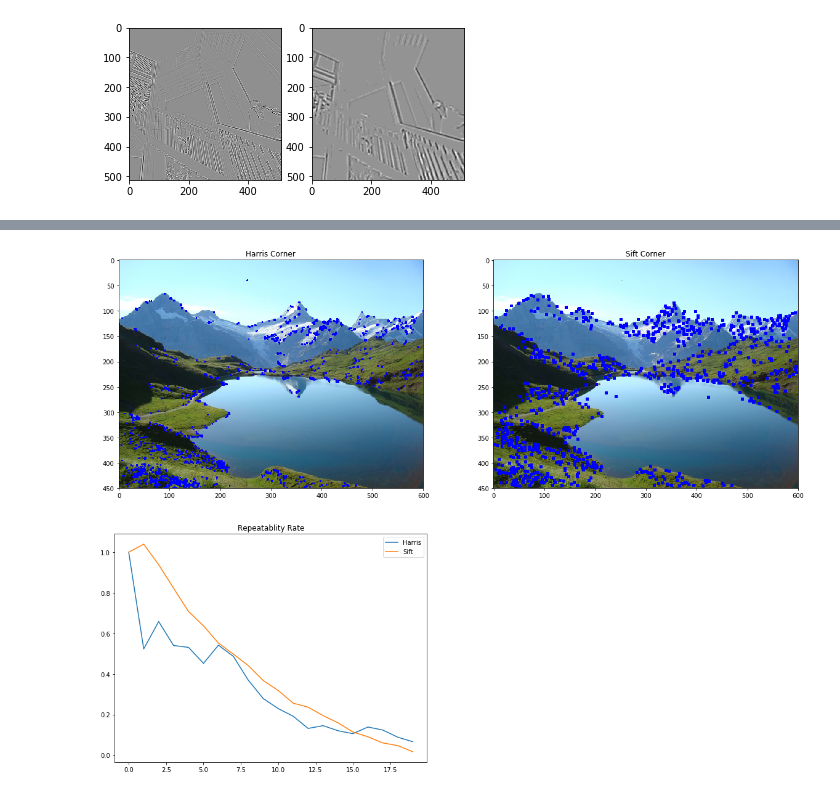
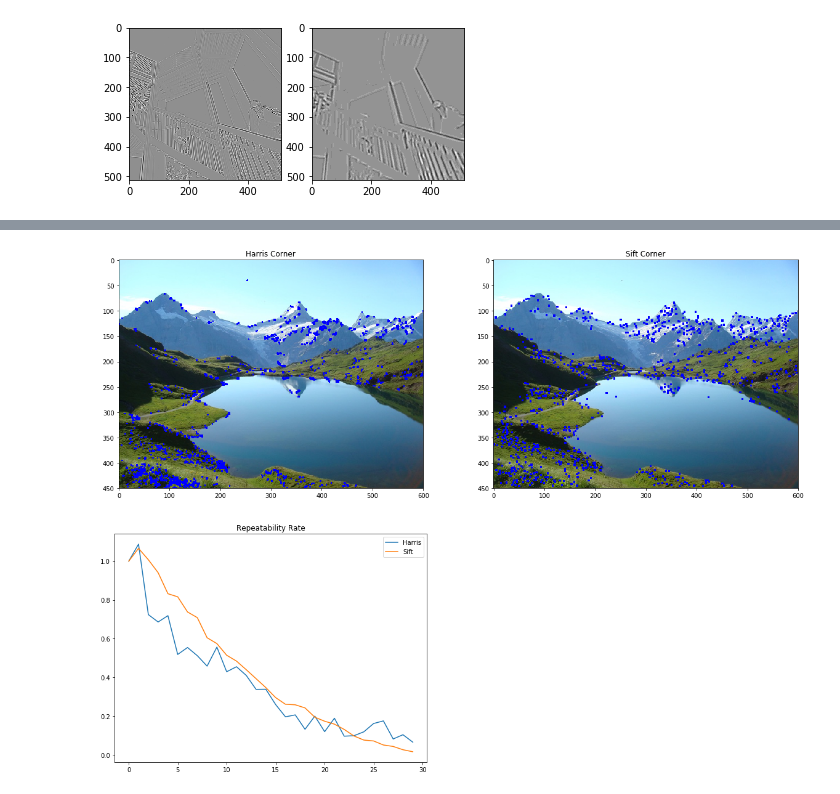
Before and after one commit to jalalirs/Introduction-to-Computer-Vision, a Jupyter notebook: L4/L4.ipynb, the cells around one changed output, grey strips where cells are left out. Drawn from its saved outputs; the diff is of its cells as text; code cells hidden in the pictures.

```diff
--- a/L4/L4.ipynb
+++ b/L4/L4.ipynb
@@ -959,6 +959,19 @@ import itertools
 import cv2
 def resize(image,size):
     return cv2.resize(image, size)
+def get_box(nx,ny,center_x,center_y,size):
+    x = center_x
+    y = center_y
+    x_i = np.arange(max(0,x-size),min(nx,x+size))
+    y_i = np.arange(max(0,y-size),min(ny,y+size))
+    return list(itertools.product(x_i,y_i))
+
+def set_corner(img,x,y,size=3,color=[0,0,255]):
+    box = get_box(img.shape[1],img.shape[0],x,y,size)
+    for x,y in box:
+        img.itemset((y, x, 0), color[0])
+        img.itemset((y, x, 1), color[1])
+        img.itemset((y, x, 2), color[2])
 def calculate_sift_corner(img,show=True,plotid=111):
     if type(img) == str:
         img = imread(img)
@@ -968,7 +981,7 @@ def calculate_sift_corner(img,show=True,plotid=111):
     for p in kp:
         #print(x.pt)
         x,y = min(int(p.pt[0]),img.shape[1]-1),min(int(p.pt[1]),img.shape[0]-1)
-        set_corner(img,x,y)
+        set_corner(img,x,y,2)
     if show:
         ax = plt.subplot(plotid)
         ax.set_title("Sift Corner")
@@ -981,60 +994,42 @@ def calculate_haris_corner(img,show=True,plotid=111):
     gimg = np.float32(gimg)
     dst = cv2.cornerHarris(gimg,2,3,0.04)
 
     #result is dilated for marking the corners, not important
     dst = cv2.dilate(dst,None)
 
     # Threshold for an optimal value, it may vary depending on the image.
     img[dst>0.01*dst.max()]=[0,0,255]
     if show:
         ax = plt.subplot(plotid)
         ax.set_title("Harris Corner")
         ax.imshow(img)
     return np.argwhere(dst>0.01*dst.max())
 
-def get_box(nx,ny,center_x,center_y,size):
-    x = center_x
-    y = center_y
-    x_i = np.arange(max(0,x-size),min(nx,x+size))
-    y_i = np.arange(max(0,y-size),min(ny,y+size))
-    return list(itertools.product(x_i,y_i))
-
-def set_corner(img,x,y,size=3,color=[0,0,255]):
-    box = get_box(img.shape[1],img.shape[0],x,y,size)
-    for x,y in box:
-        img.itemset((y, x, 0), color[0])
-        img.itemset((y, x, 1), color[1])
-        img.itemset((y, x, 2), color[2])
-
-
 nature = imread('imgs/nature.jpg')
 nx,ny,_ = nature.shape
-corners_center = [(90,65,3),(185,100,3),(354,82,3),(430,113,3),
-                  (478,102,3),(354,269,3),(211,245,3),
-                  (215,302,3),(233,235,3),(160,346,3)]
-
+# corners_center = [(90,65,3),(185,100,3),(354,82,3),(430,113,3),
+#                   (478,102,3),(354,269,3),(211,245,3),
+#                   (215,302,3),(233,235,3),(160,346,3)]
+n = 30
+scales = np.linspace(1,0.1,n)
+## Harris corners with scale
 harris_p = calculate_haris_corner(nature.copy(),plotid=221)
 possible = len(harris_p)
-n = 20
-scales = np.linspace(1,0.1,n)
 harris_per = [len(calculate_haris_corner(resize(nature.copy(),(int(ny*s),int(nx*s))),False))/possible for s in scales]
-
-
+## Sift corners with scale
 sift_p = calculate_sift_corner(nature.copy(),plotid=222)
 possible = len(sift_p)
 sift_per = [len(calculate_sift_corner(resize(nature.copy(),(int(ny*s),int(nx*s))),False))/possible for s in scales]
-
-
 
 ax = plt.subplot(223)
 ax.plot(np.arange(n),harris_per,label="Harris")
 ax.plot(np.arange(n),sift_per,label="Sift")
 ax.legend()
-ax.set_title("Repeatablity Rate")
+ax.set_title("Repeatability Rate")
 fig = plt.gcf()
 fig.set_size_inches((20,15))
 # %% [output]
-[figure, old version]
+[figure, new version]
 # %%
 <font color="green"></font>
 # %% [markdown]
```
